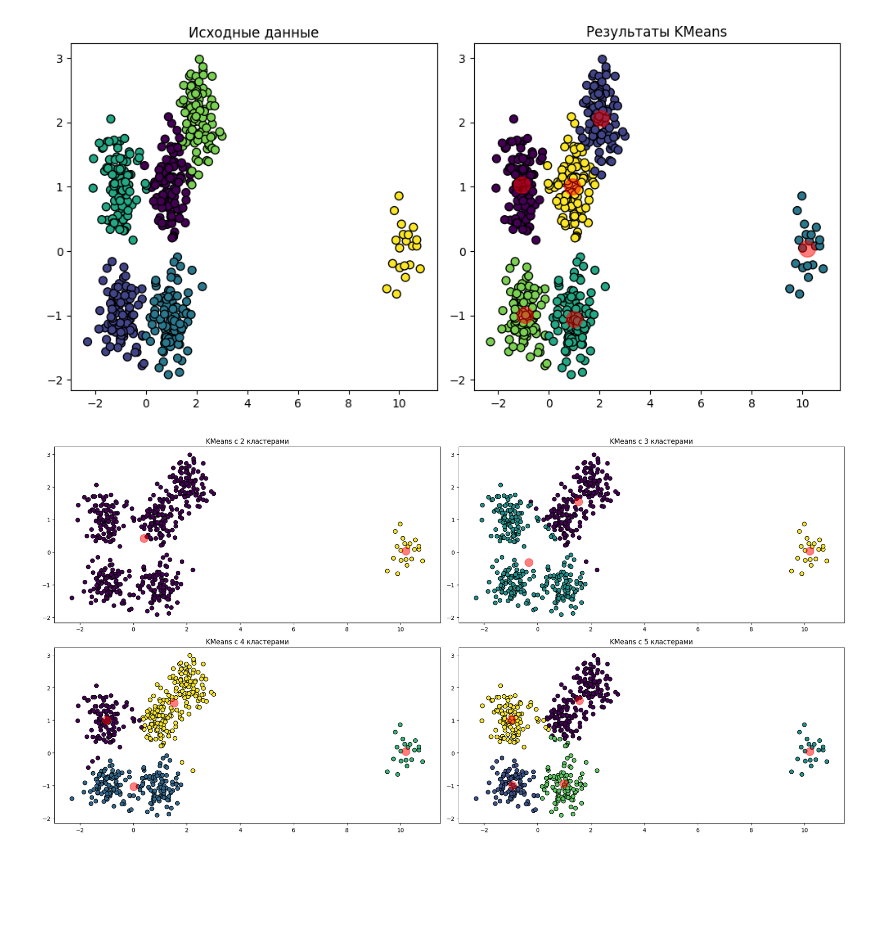
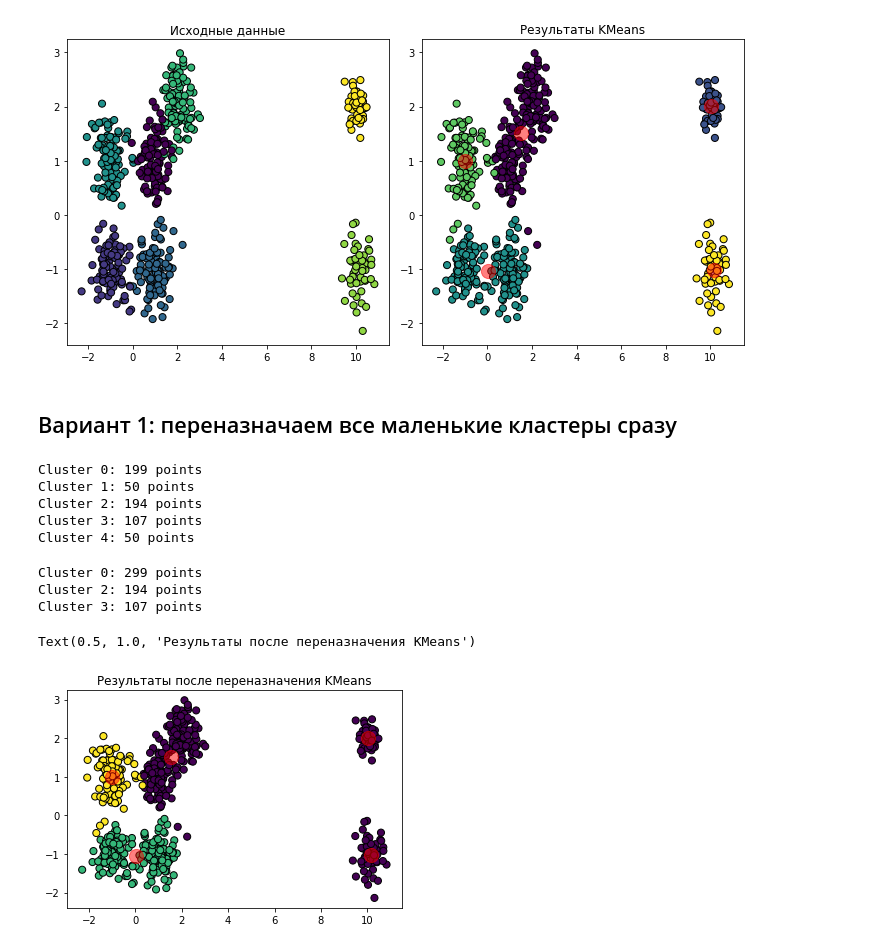
Before and after one commit to VityaShevcov/kmeans_min_size_clustering, a Jupyter notebook: k_mean_min_size.ipynb, the cells around one changed output. Saved outputs shown, nothing was run; the diff lists cells and outputs as text; code cells hidden in the pictures; blank space fills up the shorter version.

Commit message:
new reassign method

```diff
--- a/k_mean_min_size.ipynb
+++ b/k_mean_min_size.ipynb
@@ -3,11 +3,12 @@ from sklearn.datasets import make_blobs
 import matplotlib.pyplot as plt
 from sklearn.cluster import KMeans
 import numpy as np
+from sklearn.metrics import pairwise_distances_argmin_min
 
 # Создаем искусственный датасет
-centers = [[1, 1], [-1, -1], [1, -1], [-1, 1], [2, 2], [10, 0]]  # Центры предполагаемых кластеров
-cluster_std = [0.4, 0.4, 0.4, 0.4, 0.4, 0.4]  # Стандартные отклонения кластеров
-X, y = make_blobs(n_samples=[100, 100, 100, 100, 100, 20], centers=centers, cluster_std=cluster_std, random_state=42, shuffle=True)
+centers = [[1, 1], [-1, -1], [1, -1], [-1, 1], [2, 2], [10, -1], [10, 2]]  # Центры предполагаемых кластеров
+cluster_std = [0.4, 0.4, 0.4, 0.4, 0.4, 0.4, 0.2]  # Стандартные отклонения кластеров
+X, y = make_blobs(n_samples=[100, 100, 100, 100, 100, 50, 50], centers=centers, cluster_std=cluster_std, random_state=42, shuffle=True)
 
 # Визуализация исходного датасета
 plt.figure(figsize=(10, 5))
@@ -16,7 +17,7 @@ plt.scatter(X[:, 0], X[:, 1], c=y, cmap='viridis', marker='o', edgecolor='k', s=
 plt.title('Исходные данные')
 
 # Кластеризация с помощью KMeans
-kmeans = KMeans(n_clusters=6, random_state=42)
+kmeans = KMeans(n_clusters= 5, random_state=42)
 kmeans.fit(X)
 y_kmeans = kmeans.predict(X)
 
@@ -30,4 +31,6 @@ plt.title('Результаты KMeans')
 plt.tight_layout()
 plt.show()
 # %% [output]
-[figure, old version]
+[figure, new version]
+# %% [markdown]
+## Вариант 1: переназначаем все маленькие кластеры сразу
@@ -34,19 +56,33 @@ plt.show()
+# %%
+# Проверка результатов
+unique, counts = np.unique(y_kmeans, return_counts=True)
+for cluster, count in zip(unique, counts):
+    print(f"Cluster {cluster}: {count} points")
+# %% [output]
+Cluster 0: 199 points
+Cluster 1: 50 points
+Cluster 2: 194 points
+Cluster 3: 107 points
+Cluster 4: 50 points
+# %%
+# Переназначение малых кластеров
+labels_new = reassign_small_clusters_all(X, y_kmeans, 100)
+
+# Проверка результатов
+unique, counts = np.unique(labels_new, return_counts=True)
+for cluster, count in zip(unique, counts):
+    print(f"Cluster {cluster}: {count} points")
+# %% [output]
+Cluster 0: 299 points
+Cluster 2: 194 points
+Cluster 3: 107 points
 # %%
-# Создание и визуализация результатов кластеризации для различного количества кластеров от 2 до 5
-plt.figure(figsize=(20, 10))
-
-for i, k in enumerate(range(2, 6), 1):
-    kmeans = KMeans(n_clusters=k, random_state=42)
-    kmeans.fit(X)
-    y_kmeans = kmeans.predict(X)
-    centers = kmeans.cluster_centers_
-
-    plt.subplot(2, 2, i)
-    plt.scatter(X[:, 0], X[:, 1], c=y_kmeans, cmap='viridis', marker='o', edgecolor='k', s=50)
-    plt.scatter(centers[:, 0], centers[:, 1], c='red', s=200, alpha=0.5)
-    plt.title(f'KMeans с {k} кластерами')
-
-plt.tight_layout()
-plt.show()
+# Визуализация результатов кластеризации
+plt.plot()
+plt.scatter(X[:, 0], X[:, 1], c=labels_new, cmap='viridis', marker='o', edgecolor='k', s=50)
+centers = kmeans.cluster_centers_
+plt.scatter(centers[:, 0], centers[:, 1], c='red', s=200, alpha=0.5)
+plt.title('Результаты после переназначения KMeans')
 # %% [output]
+Text(0.5, 1.0, 'Результаты после переназначения KMeans')
-[figure, old version]
+[figure, new version]
```
Also changed, not shown: parts of 9 cells of this notebook.
